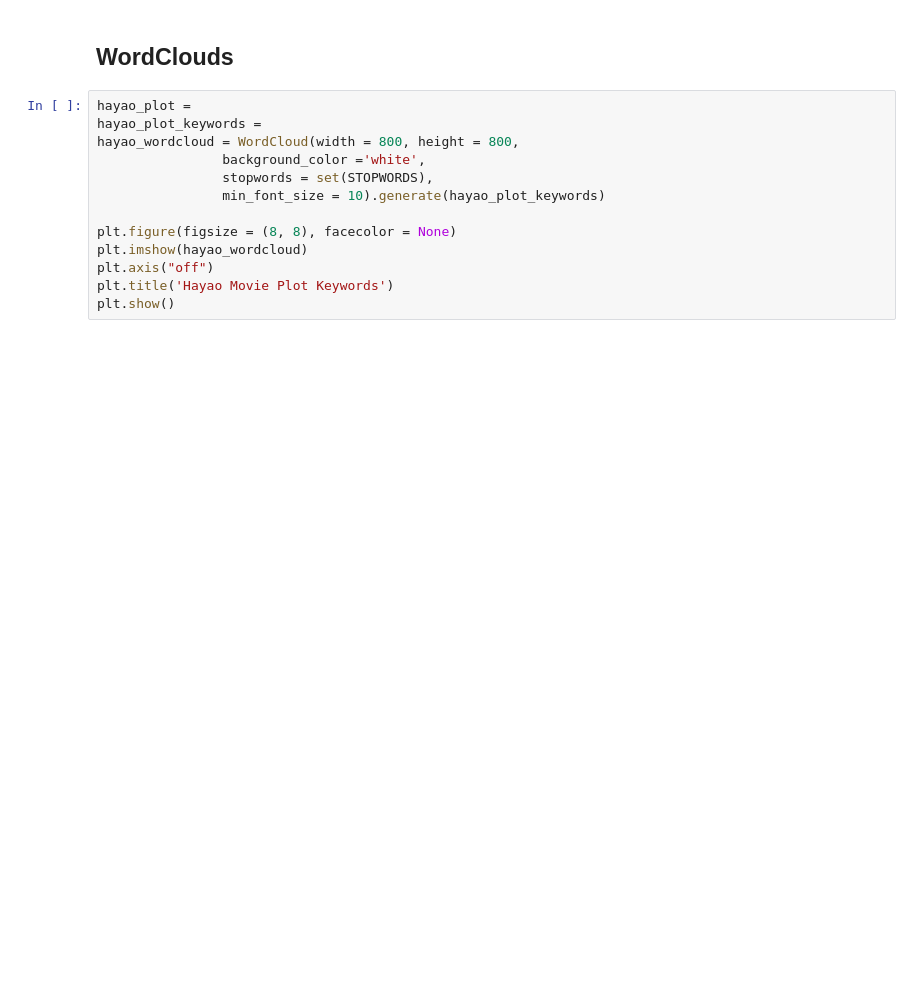
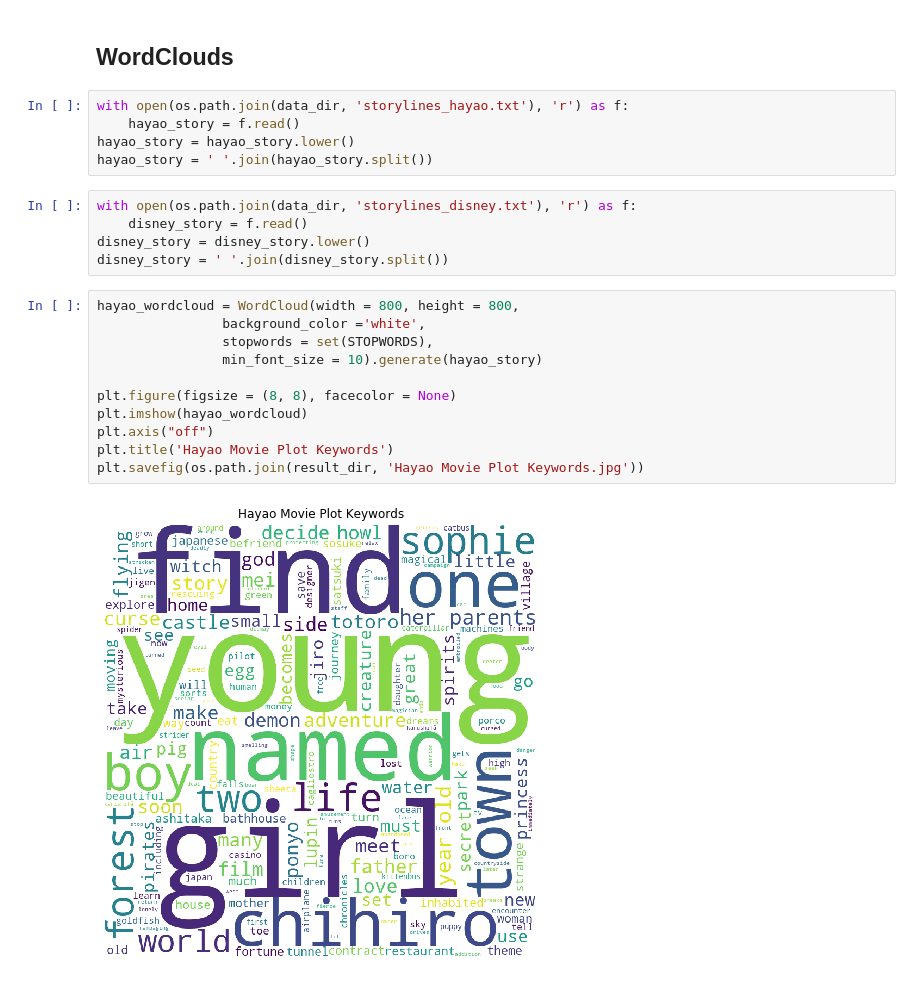
Before and after one commit to ucsd-dsc-arts/dsc160-midterm-group9, a Jupyter notebook: code/visualization.ipynb, the cells around one changed output. Cells and saved outputs as stored; diff of their text form; blank space fills up the shorter version.

```diff
--- a/code/visualization.ipynb
+++ b/code/visualization.ipynb
@@ -181,16 +186,26 @@ make_interactive('mean_value', 'edge_sum', 800, 600)
 # %% [markdown]
 ## WordClouds
+# %%
+with open(os.path.join(data_dir, 'storylines_hayao.txt'), 'r') as f:
+    hayao_story = f.read()
+hayao_story = hayao_story.lower()
+hayao_story = ' '.join(hayao_story.split())
+# %%
+with open(os.path.join(data_dir, 'storylines_disney.txt'), 'r') as f:
+    disney_story = f.read()
+disney_story = disney_story.lower()
+disney_story = ' '.join(disney_story.split())
 # %%
-hayao_plot =
-hayao_plot_keywords =
 hayao_wordcloud = WordCloud(width = 800, height = 800,
                 background_color ='white',
                 stopwords = set(STOPWORDS),
-                min_font_size = 10).generate(hayao_plot_keywords)
+                min_font_size = 10).generate(hayao_story)
 
 plt.figure(figsize = (8, 8), facecolor = None)
 plt.imshow(hayao_wordcloud)
 plt.axis("off")
 plt.title('Hayao Movie Plot Keywords')
-plt.show()
+plt.savefig(os.path.join(result_dir, 'Hayao Movie Plot Keywords.jpg'))
+# %% [output]
+[figure, added]
 # %%
```
Also changed, not shown: parts of 2 cells of this notebook, 4 other files.
